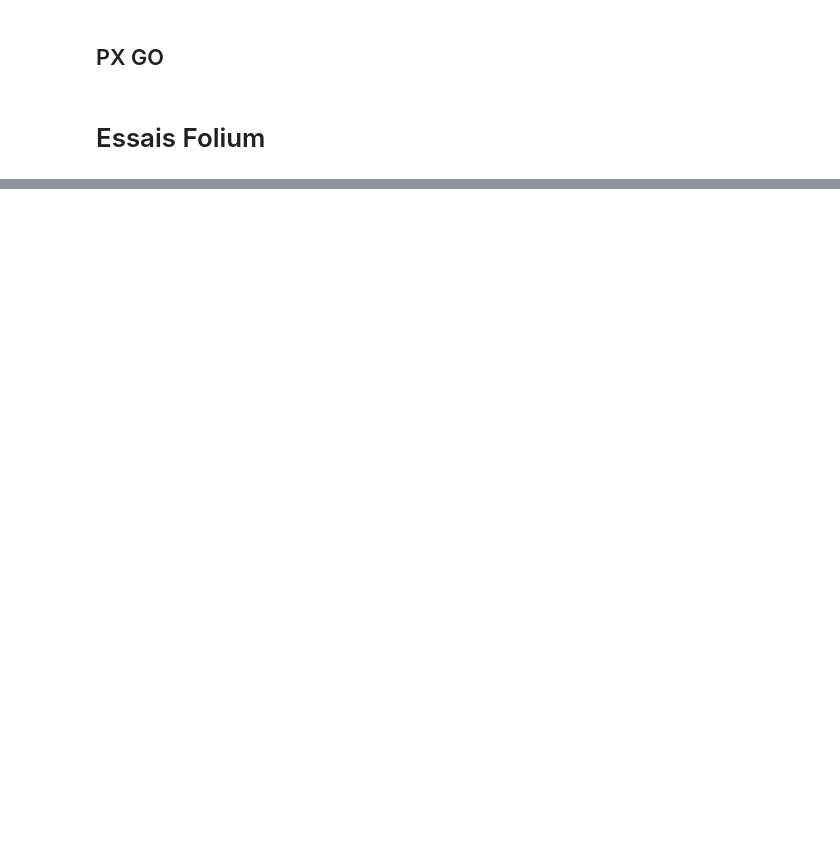
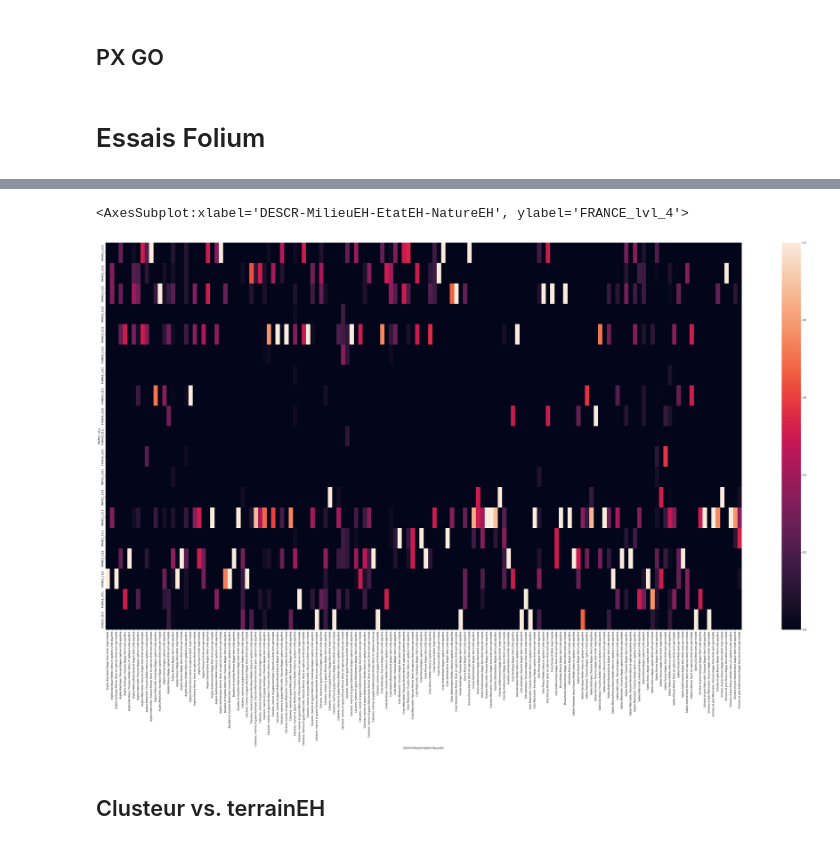
Before and after one commit to jdaranlot/Analyse-Piezo, a Jupyter notebook: Analyse carto - Pour Streamlit.ipynb, the cells around one changed output, grey strips where cells are left out. Saved outputs shown, nothing was run; the diff lists cells and outputs as text; code cells hidden in the pictures; blank space fills up the shorter version.

```diff
--- a/Analyse carto - Pour Streamlit.ipynb
+++ b/Analyse carto - Pour Streamlit.ipynb
@@ -635,0 +849,12 @@ folium.Map?
+# %%
+plt.figure(figsize=(60,30))
+sns.heatmap(pd.crosstab(data_piezo_data["FRANCE_lvl_4"], columns=[data_piezo_data["DESCR"],
+                                                      data_piezo_data["MilieuEH"],
+                                                      data_piezo_data["EtatEH"],
+                                                      data_piezo_data["NatureEH"]],
+           normalize='columns'))
+# %% [output]
+<AxesSubplot:xlabel='DESCR-MilieuEH-EtatEH-NatureEH', ylabel='FRANCE_lvl_4'>
+[figure, added]
+# %% [markdown]
+## Clusteur vs. terrainEH
```
Also changed, not shown: parts of 39 cells of this notebook, 2 other files.
